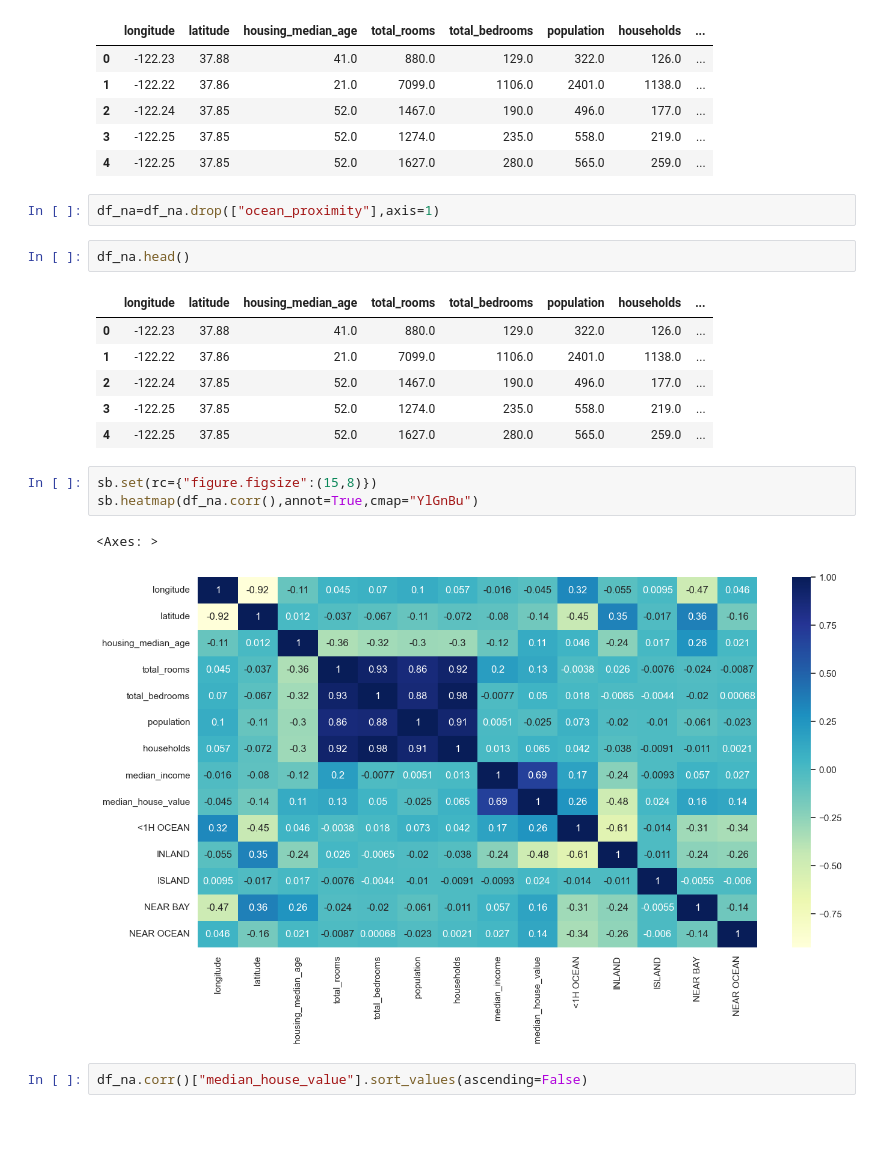
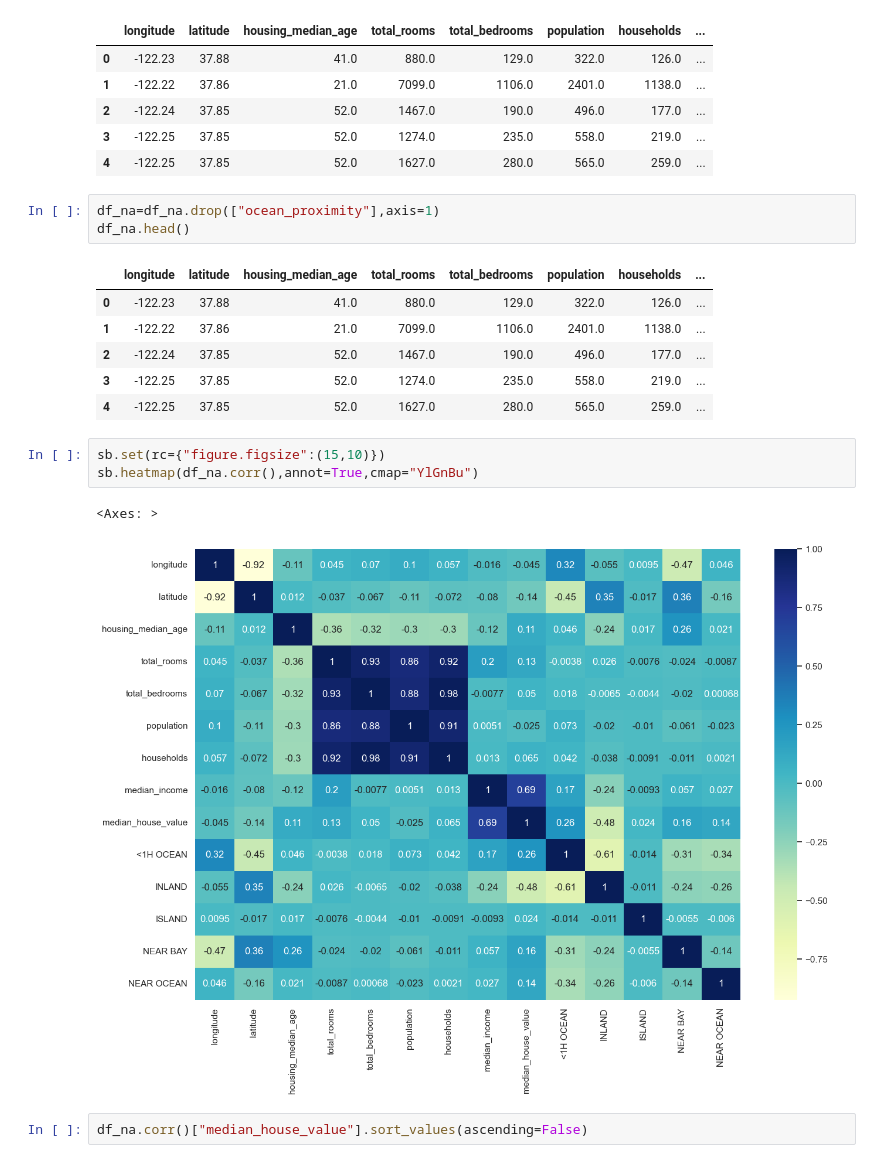
Before and after one commit to Mind0T/Entreno-code, a Jupyter notebook: python/inteligenciaArtificialDom/Casas_California/repaso.ipynb, the cells around one changed output. Saved outputs shown, nothing was run; the diff lists cells and outputs as text; blank space fills up the shorter version.

```diff
--- a/python/inteligenciaArtificialDom/Casas_California/repaso.ipynb
+++ b/python/inteligenciaArtificialDom/Casas_California/repaso.ipynb
@@ -116,21 +107,20 @@ df_na.head()
 | 4 | -122.25 | 37.85 | 52.0 | 1627.0 | 280.0 | 565.0 | 259.0 | ... |
 # %%
 df_na=df_na.drop(["ocean_proximity"],axis=1)
+df_na.head()
+# %% [output]
+|  | longitude | latitude | housing_median_age | total_rooms | total_bedrooms | population | households | ... |
+| 0 | -122.23 | 37.88 | 41.0 | 880.0 | 129.0 | 322.0 | 126.0 | ... |
+| 1 | -122.22 | 37.86 | 21.0 | 7099.0 | 1106.0 | 2401.0 | 1138.0 | ... |
+| 2 | -122.24 | 37.85 | 52.0 | 1467.0 | 190.0 | 496.0 | 177.0 | ... |
+| 3 | -122.25 | 37.85 | 52.0 | 1274.0 | 235.0 | 558.0 | 219.0 | ... |
+| 4 | -122.25 | 37.85 | 52.0 | 1627.0 | 280.0 | 565.0 | 259.0 | ... |
-# %%
-df_na.head()
-# %% [output]
-|  | longitude | latitude | housing_median_age | total_rooms | total_bedrooms | population | households | ... |
-| 0 | -122.23 | 37.88 | 41.0 | 880.0 | 129.0 | 322.0 | 126.0 | ... |
-| 1 | -122.22 | 37.86 | 21.0 | 7099.0 | 1106.0 | 2401.0 | 1138.0 | ... |
-| 2 | -122.24 | 37.85 | 52.0 | 1467.0 | 190.0 | 496.0 | 177.0 | ... |
-| 3 | -122.25 | 37.85 | 52.0 | 1274.0 | 235.0 | 558.0 | 219.0 | ... |
-| 4 | -122.25 | 37.85 | 52.0 | 1627.0 | 280.0 | 565.0 | 259.0 | ... |
 # %%
-sb.set(rc={"figure.figsize":(15,8)})
+sb.set(rc={"figure.figsize":(15,10)})
 sb.heatmap(df_na.corr(),annot=True,cmap="YlGnBu")
 # %% [output]
 <Axes: >
-[figure, old version]
+[figure, new version]
 # %%
 df_na.corr()["median_house_value"].sort_values(ascending=False)
 # %% [output]
```
Also changed, not shown: parts of 19 cells of this notebook, 18 other files.
